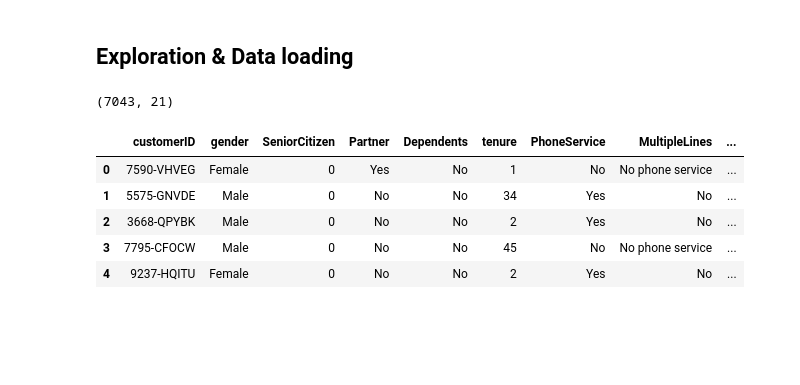
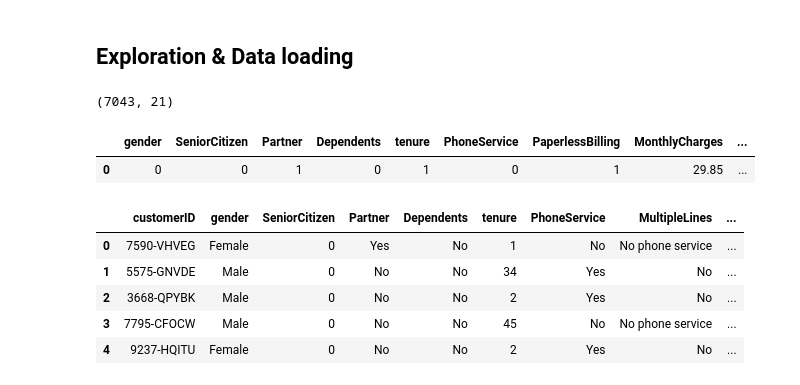
Before and after one commit to JayRathod341997/telco-customer-churn, a Jupyter notebook: notebooks/EDA.ipynb, the cells around one changed output. Saved outputs shown, nothing was run; the diff lists cells and outputs as text; code cells hidden in the pictures; blank space fills up the shorter version.

```diff
--- a/notebooks/EDA.ipynb
+++ b/notebooks/EDA.ipynb
@@ -24,6 +24,12 @@ df = pd.read_csv('/Users/riadanas/Desktop/Telco Customer Churn MLE/data/raw/Telc
 df.shape
 # %% [output]
 (7043, 21)
+# %%
+df1 = pd.read_csv("/Users/riadanas/Desktop/Telco Customer Churn MLE/data/processed/telco_churn_processed.csv")
+df1.head(1)
+# %% [output]
+|  | gender | SeniorCitizen | Partner | Dependents | tenure | PhoneService | PaperlessBilling | MonthlyCharges | ... |
+| 0 | 0 | 0 | 1 | 0 | 1 | 0 | 1 | 29.85 | ... |
 # %%
 pd.set_option('display.max_columns', None)  # Show all columns in the DataFrame
 pd.set_option('display.max_rows', None)     # Show all rows in the DataFrame
```
Also changed, not shown: 9 other files.
